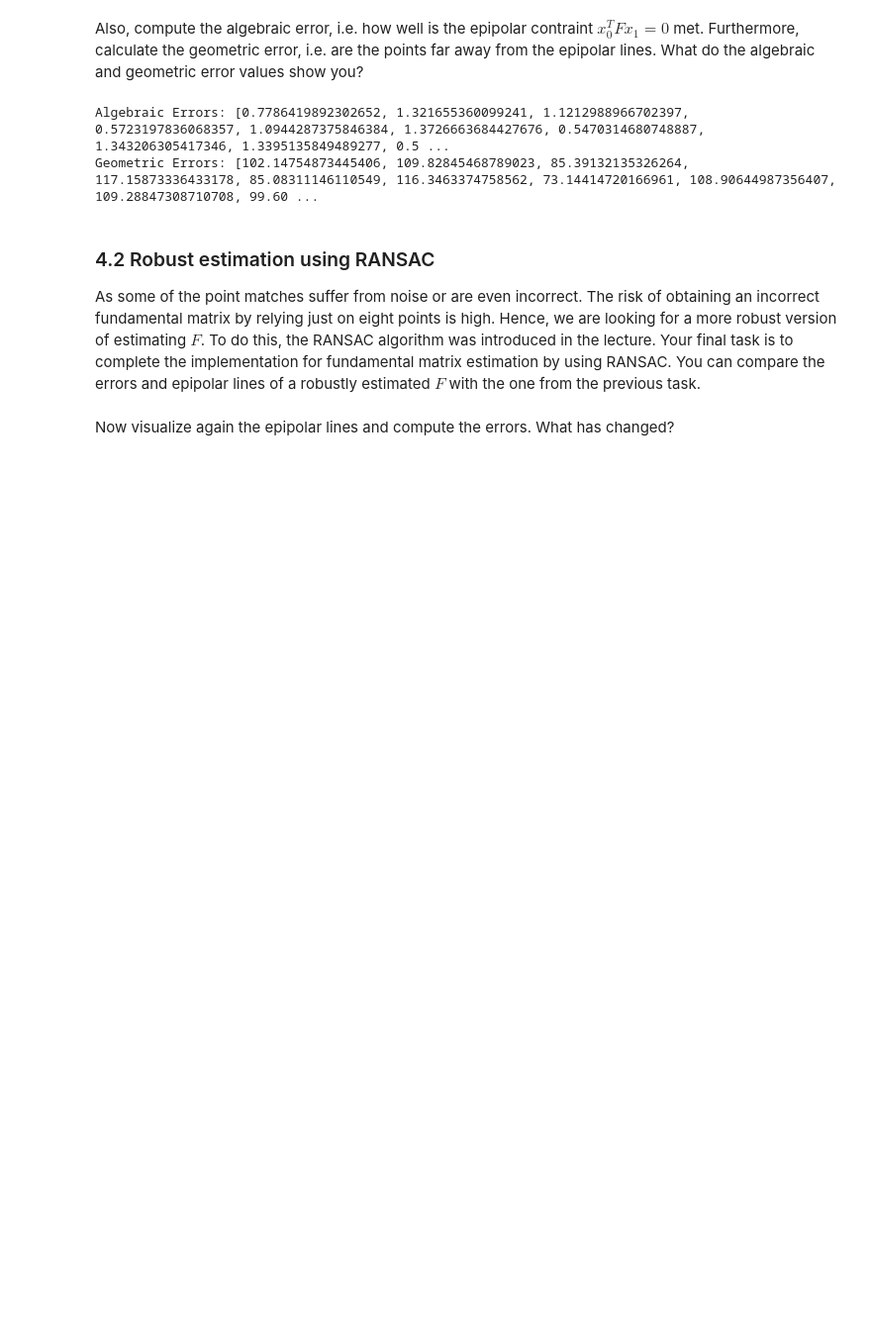
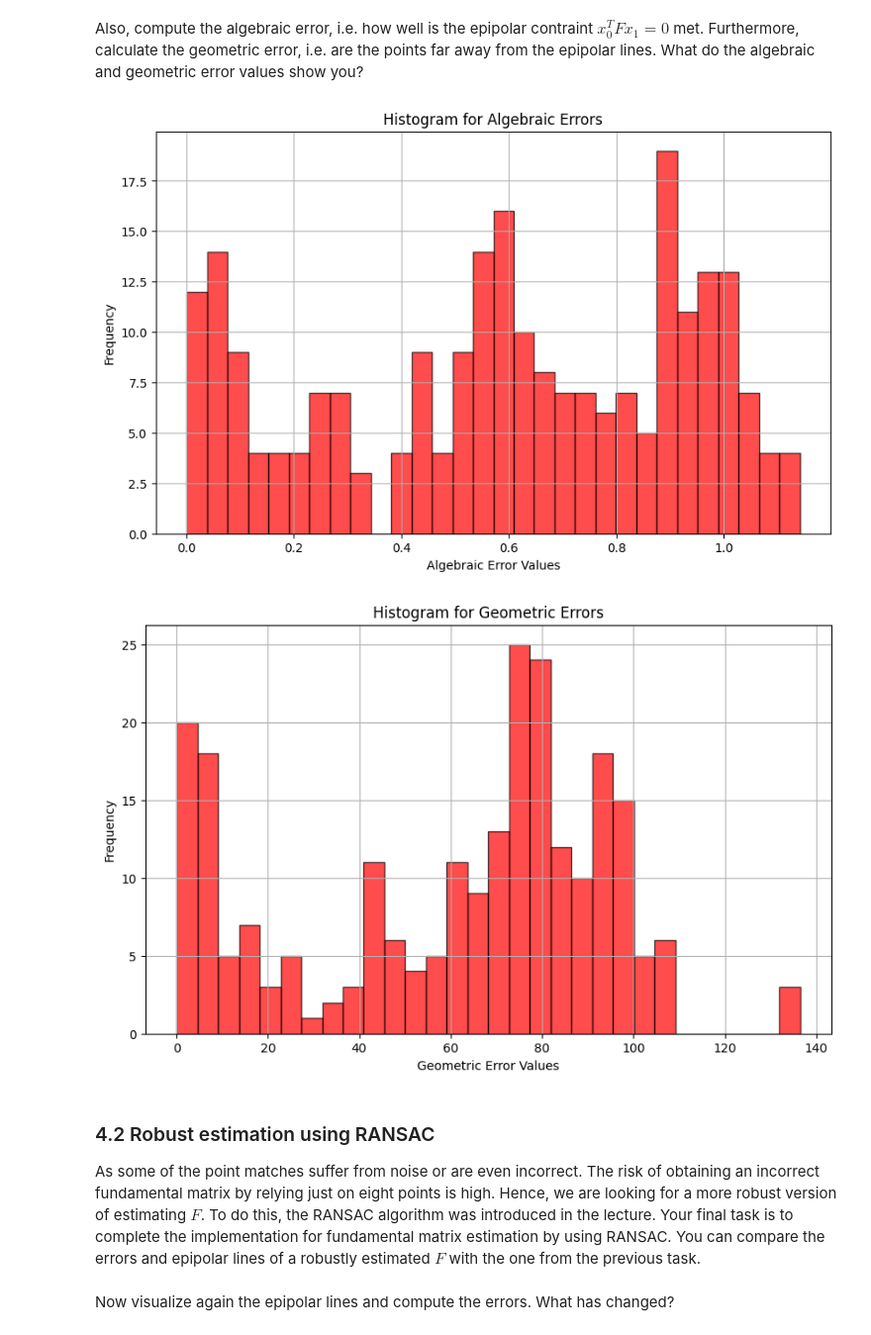
Before and after one commit to add-IV/3dcv-students, a Jupyter notebook: 5.0-tl-fundamental-matrix.ipynb, the cells around one changed output. Shown at 99% size. Drawn from its saved outputs; the diff is of its cells as text; code cells hidden in the pictures; blank space fills up the shorter version.

```diff
--- a/5.0-tl-fundamental-matrix.ipynb
+++ b/5.0-tl-fundamental-matrix.ipynb
@@ -183,15 +185,28 @@ def geometric_error(keypoints1, keypoints2, F):
         error = np.sqrt(x1Fx2 ** 2 * (part1 + part2))
         errors.append(error.item())
     return errors
-# %%
-errors_algebraic = algebraic_error(keypoints1_h, keypoints2_h, F)
-errors_geometric = geometric_error(keypoints1_h, keypoints2_h, F)
-
-print("Algebraic Errors:", errors_algebraic)
-print("Geometric Errors:", errors_geometric)
-# %% [output]
-Algebraic Errors: [0.7786419892302652, 1.321655360099241, 1.1212988966702397, 0.5723197836068357, 1.0944287375846384, 1.3726663684427676, 0.5470314680748887, 1.343206305417346, 1.3395135849489277, 0.5 ...
-Geometric Errors: [102.14754873445406, 109.82845468789023, 85.39132135326264, 117.15873336433178, 85.08311146110549, 116.3463374758562, 73.14414720166961, 108.90644987356407, 109.28847308710708, 99.60 ...
+# %%
+errors_algebraic = algebraic_error(keypoints1, keypoints2, F)
+errors_geometric = geometric_error(keypoints1, keypoints2, F)
+
+plt.figure(figsize=(10, 6))
+plt.hist(errors_algebraic, bins=30, color='red', edgecolor='black', alpha=0.7)
+plt.title('Histogram for Algebraic Errors')
+plt.xlabel('Algebraic Error Values')
+plt.ylabel('Frequency')
+plt.grid(True)
+plt.show()
+
+plt.figure(figsize=(10, 6))
+plt.hist(errors_geometric, bins=30, color='red', edgecolor='black', alpha=0.7)
+plt.title('Histogram for Geometric Errors')
+plt.xlabel('Geometric Error Values')
+plt.ylabel('Frequency')
+plt.grid(True)
+plt.show()
+# %% [output]
+[figure, added]
+[figure, added]
 # %% [markdown]
 ### 4.2 Robust estimation using RANSAC
 As some of the point matches suffer from noise or are even incorrect. The risk of obtaining an incorrect fundamental matrix by relying just on eight points is high. Hence, we are looking for a more robust version of estimating $F$. To do this, the RANSAC algorithm was introduced in the lecture. Your final task is to complete the implementation for fundamental matrix estimation by using RANSAC. You can compare the errors and epipolar lines of a robustly estimated $F$ with the one from the previous task.
```
Also changed, not shown: parts of 7 cells of this notebook.
